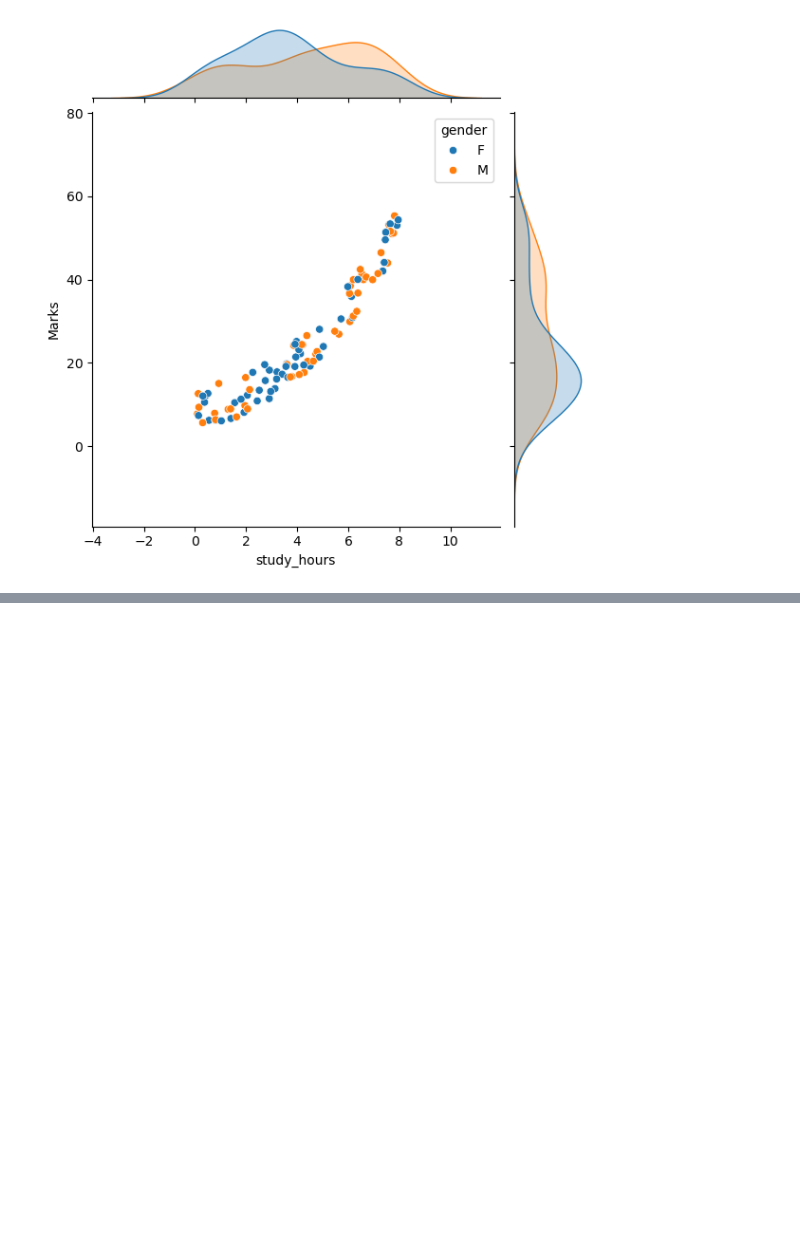
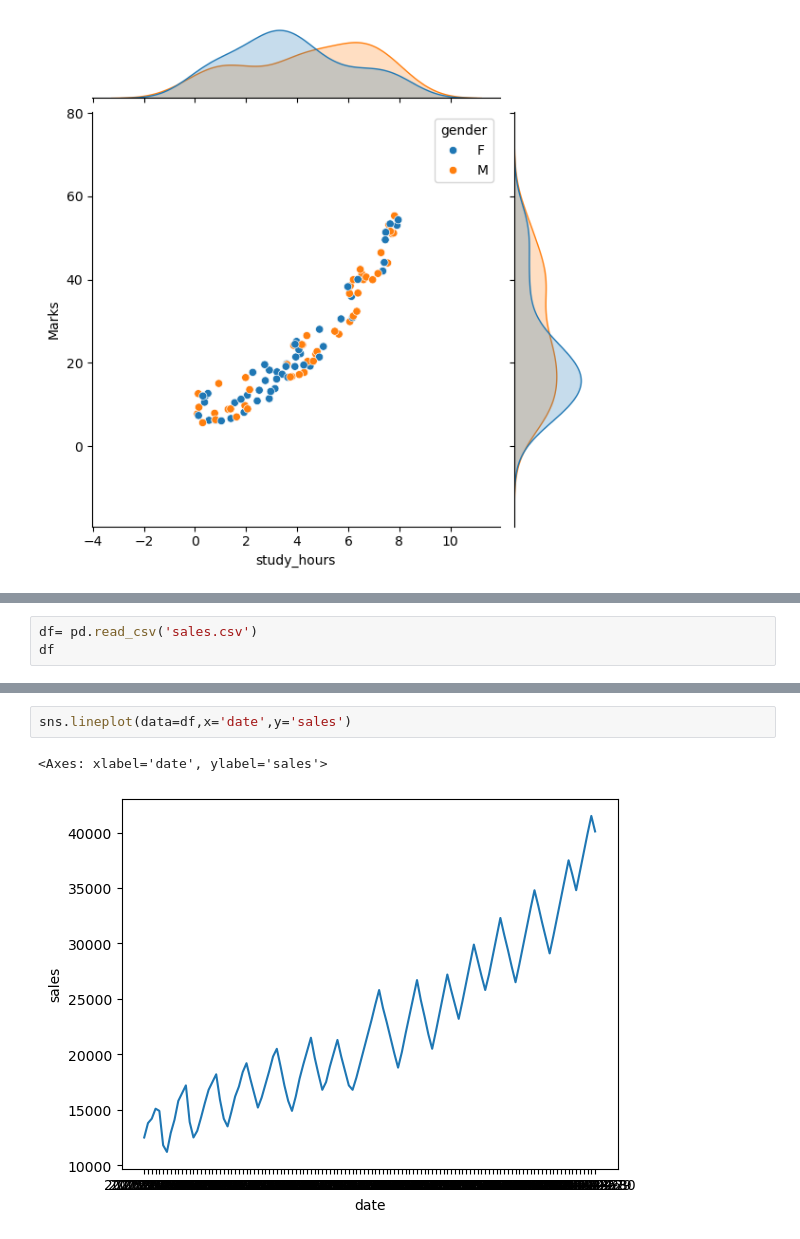
Before and after one commit to msanimfarhan/AI-ML-Practice-Modules-, a Jupyter notebook: Module-14.ipynb, the cells around one changed output, grey strips where cells are left out. Cells and saved outputs as stored; diff of their text form; blank space fills up the shorter version.

```diff
--- a/Module-14.ipynb
+++ b/Module-14.ipynb
@@ -303,0 +306,3 @@ sns.jointplot(data=student_marks,x='study_hours',y='Marks',hue='gender')
+# %%
+df= pd.read_csv('sales.csv')
+df
@@ -303,0 +323,5 @@ sns.jointplot(data=student_marks,x='study_hours',y='Marks',hue='gender')
+# %%
+sns.lineplot(data=df,x='date',y='sales')
+# %% [output]
+<Axes: xlabel='date', ylabel='sales'>
+[figure, added]
```
Also changed, not shown: parts of 9 cells of this notebook.
